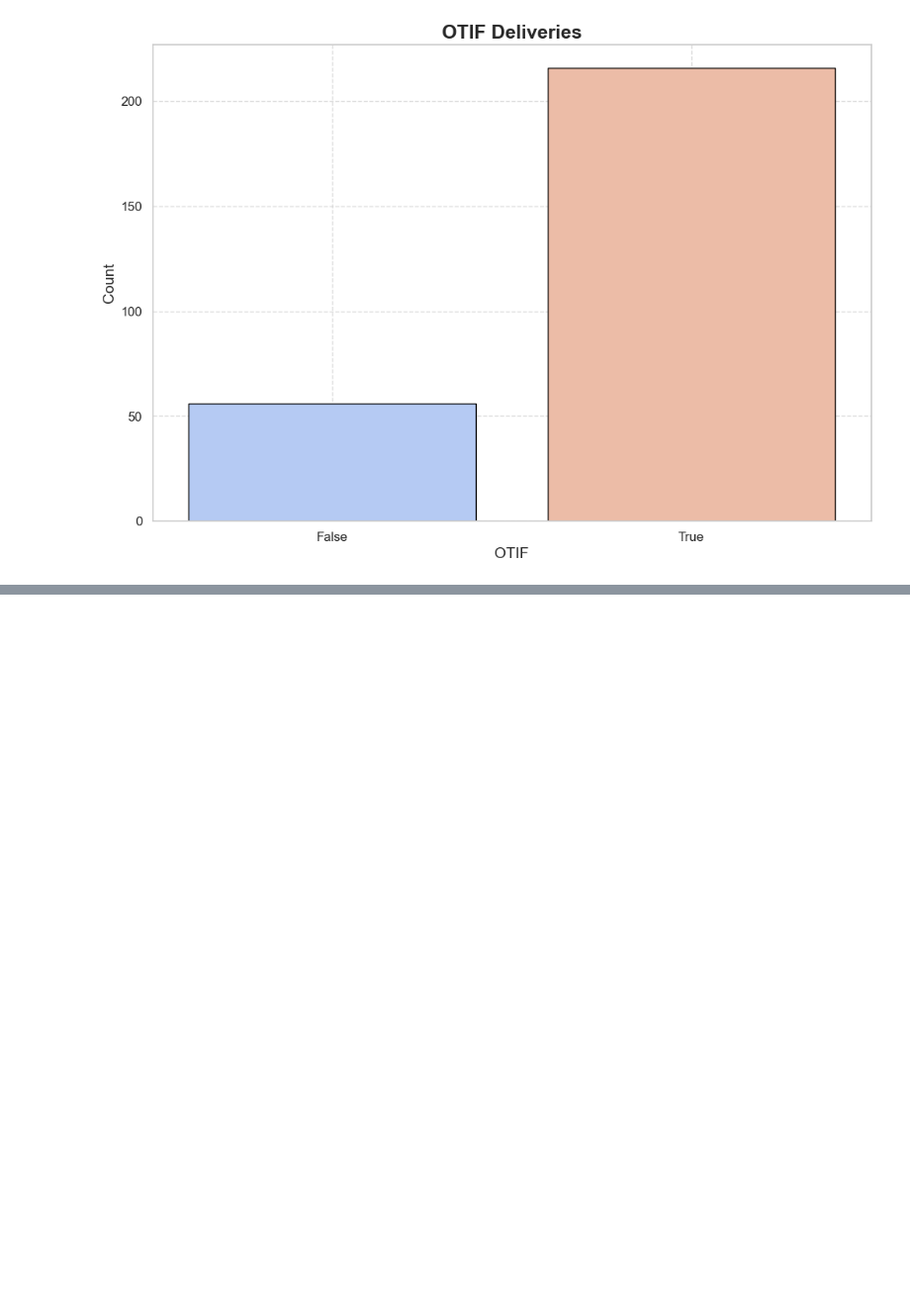
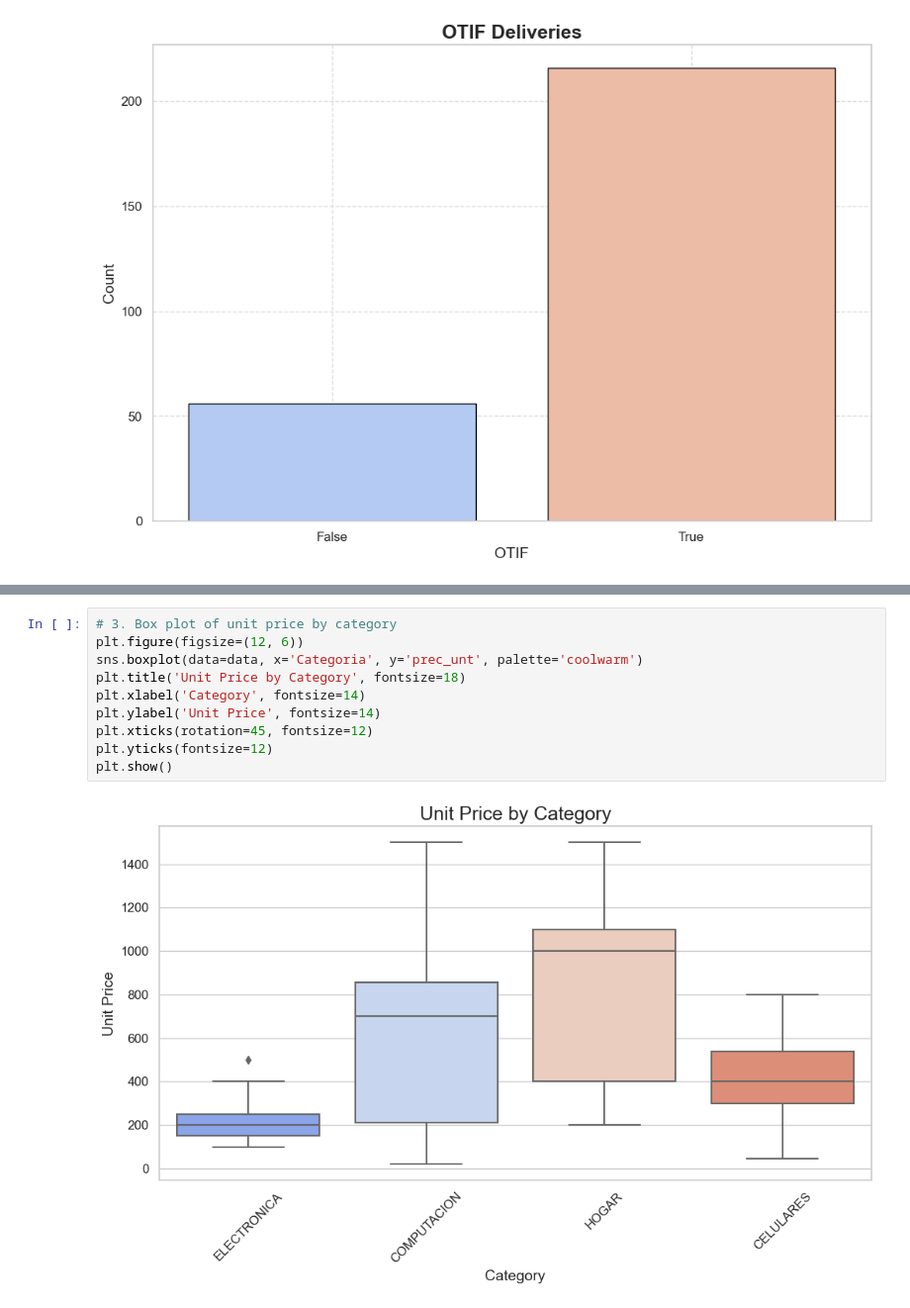
Before and after one commit to Jotis86/Supply-Chain-Project, a Jupyter notebook: notebook/data_visualization.ipynb, the cells around one changed output, grey strips where cells are left out. Shown at 99% size. Drawn from its saved outputs; the diff is of its cells as text; blank space fills up the shorter version.

```diff
--- a/notebook/data_visualization.ipynb
+++ b/notebook/data_visualization.ipynb
@@ -370,0 +384,12 @@ plt.show()
+# %%
+# 3. Box plot of unit price by category
+plt.figure(figsize=(12, 6))
+sns.boxplot(data=data, x='Categoria', y='prec_unt', palette='coolwarm')
+plt.title('Unit Price by Category', fontsize=18)
+plt.xlabel('Category', fontsize=14)
+plt.ylabel('Unit Price', fontsize=14)
+plt.xticks(rotation=45, fontsize=12)
+plt.yticks(fontsize=12)
+plt.show()
+# %% [output]
+[figure, added]
```
Also changed, not shown: parts of 9 cells of this notebook, 2 other files.
